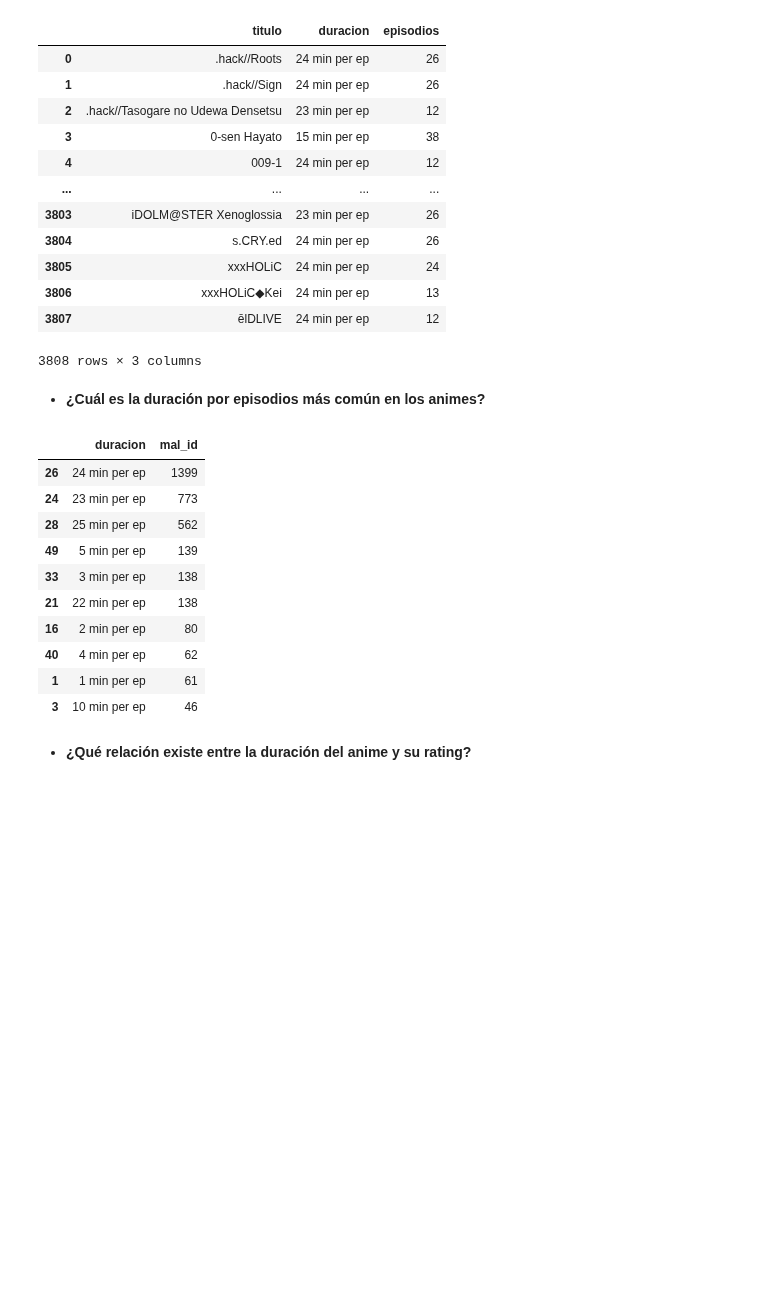
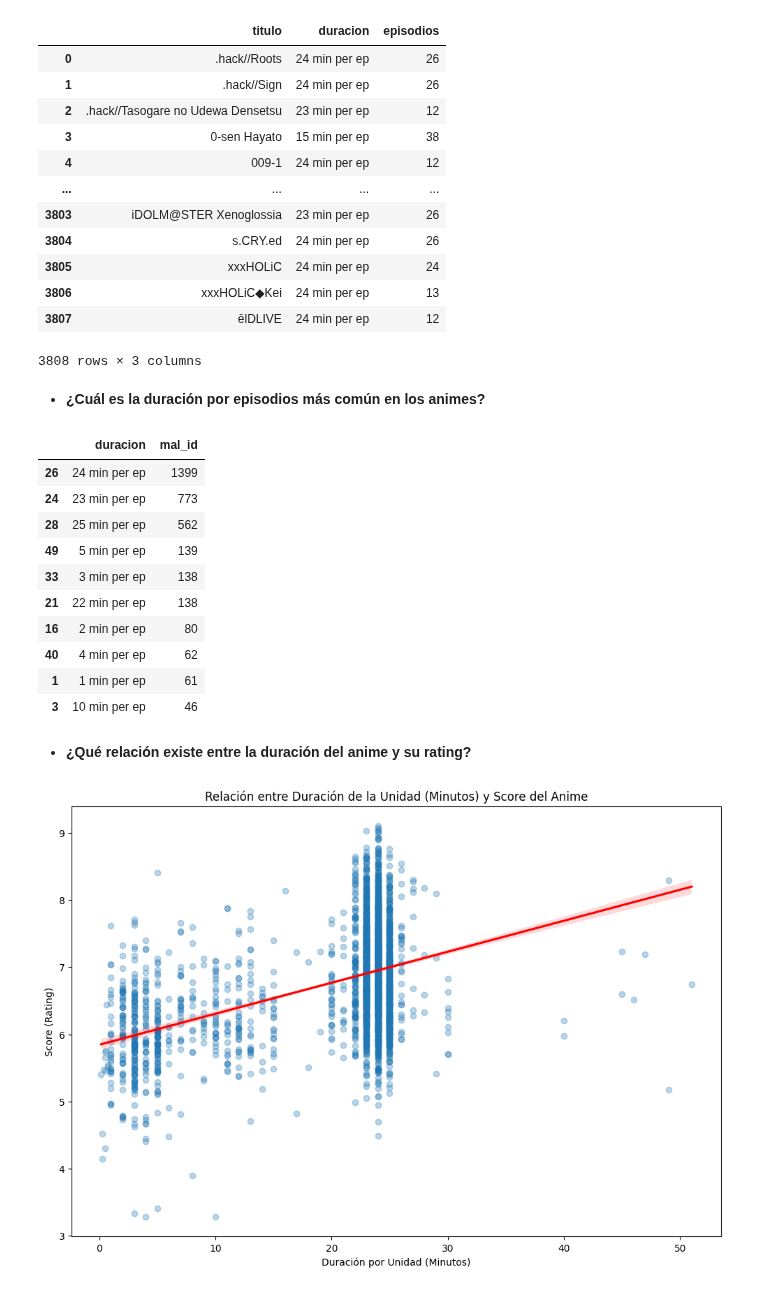
Before and after one commit to SaitoM17/anime_analisis, a Jupyter notebook: notebooks/anime.ipynb, the cells around one changed output. Drawn from its saved outputs; the diff is of its cells as text; code cells hidden in the pictures; blank space fills up the shorter version.

Commit message:
feat: Relación existente entre la duración del anime y su rating

```diff
--- a/notebooks/anime.ipynb
+++ b/notebooks/anime.ipynb
@@ -425,3 +425,71 @@ grupo_duración_cantidad.sort_values(by='mal_id', ascending=False).head(10)
 | 3 | 10 min per ep | 46 |
 # %% [markdown]
 * **¿Qué relación existe entre la duración del anime y su rating?**
+# %%
+import numpy as np
+import re
+
+def limpiar_y_convertir_unidad_duracion(duracion_str):
+
+    if pd.isna(duracion_str) or duracion_str in ['Unknown', 'N/A']:
+        return np.nan
+
+    # Normalizar: eliminar etiquetas de unidad y espacios
+    duracion_str = duracion_str.lower().replace('.', '')
+    # Remover ' per ep', ' per batch', ' per item', etc., para aislar la duración de la unidad
+    duracion_str = re.sub(r' per\s+(ep|batch|item)', '', duracion_str)
+
+    total_segundos = 0
+
+    # Búsqueda de Horas, Minutos y Segundos
+
+    # Horas
+    horas_match = re.search(r'(\d+)\s*hr', duracion_str)
+    if horas_match:
+        total_segundos += int(horas_match.group(1)) * 3600
+
+    # Minutos
+    minutos_match = re.search(r'(\d+)\s*min', duracion_str)
+    if minutos_match:
+        total_segundos += int(minutos_match.group(1)) * 60
+
+    # Segundos
+    segundos_match = re.search(r'(\d+)\s*sec', duracion_str)
+    if segundos_match:
+        total_segundos += int(segundos_match.group(1))
+
+    if total_segundos == 0:
+        return np.nan
+
+    # Devolver la duración de la UNIDAD en minutos
+    return total_segundos / 60
+
+
+df_animes = dic_df['Animes']
+df_popularidad = dic_df['Popularidad']
+df_animes = df_animes[df_animes['tipo'] == 'TV']
+df_popularidad = df_popularidad[df_popularidad['score'] < 9999]
+
+merge_anime_popularidad = pd.merge(df_animes, df_popularidad, on='mal_id', how='inner')
+
+merge_anime_popularidad['duracion_min_unidad'] = merge_anime_popularidad['duracion'].apply(
+    limpiar_y_convertir_unidad_duracion
+)
+
+df_analisis_final = merge_anime_popularidad.dropna(subset=['duracion_min_unidad'])
+
+plt.figure(figsize=(12,8))
+sns.regplot(
+    data=df_analisis_final,
+    x='duracion_min_unidad',
+    y='score',
+    scatter_kws={"alpha": 0.3},
+    line_kws={"color": "red"}
+)
+
+plt.title('Relación entre Duración de la Unidad (Minutos) y Score del Anime')
+plt.xlabel('Duración por Unidad (Minutos)') # Ahora este eje no pasará de 200 minutos
+plt.ylabel('Score (Rating)')
+plt.show()
+# %% [output]
+[figure, added]
```
